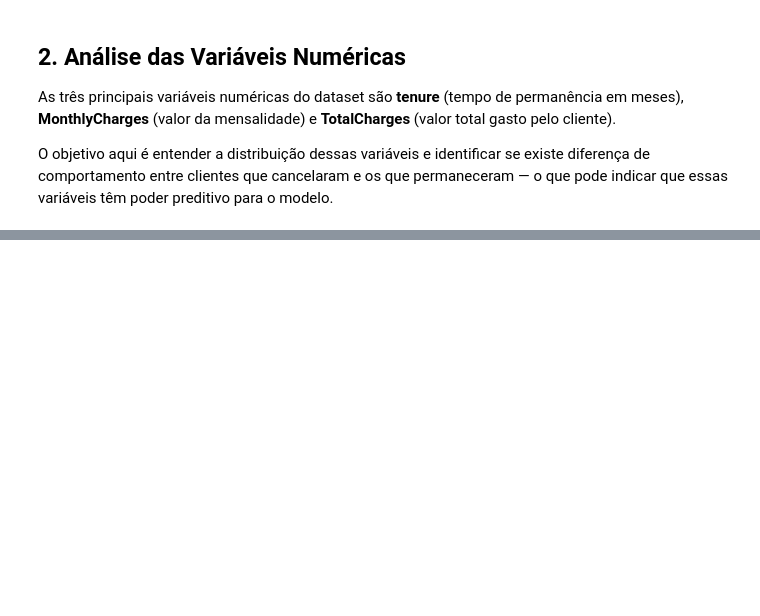
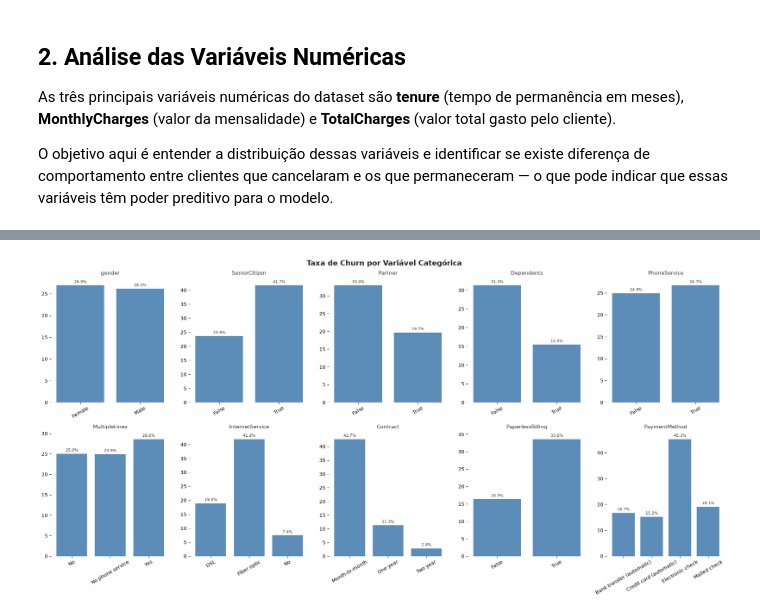
Before and after one commit to MatheusAugustoEC/churn-analysis-portfolio, a Jupyter notebook: notebooks/01_eda.ipynb, the cells around one changed output, grey strips where cells are left out. Drawn from its saved outputs; the diff is of its cells as text; code cells hidden in the pictures; blank space fills up the shorter version.

```diff
--- a/notebooks/01_eda.ipynb
+++ b/notebooks/01_eda.ipynb
@@ -176,0 +184,27 @@ Factor)** durante a modelagem.
+# %%
+categoricas = [
+    'gender', 'SeniorCitizen', 'Partner', 'Dependents',
+    'PhoneService', 'MultipleLines', 'InternetService',
+    'Contract', 'PaperlessBilling', 'PaymentMethod'
+]
+
+fig, axes = plt.subplots(2, 5, figsize = (20, 10))
+axes = axes.flatten()
+
+for i, col in enumerate(categoricas):
+    temp = df.copy()
+    temp[col] = temp[col].astype(str)
+    churn_rate = temp.groupby(col)['Churn'].mean() * 100
+    axes[i].bar(churn_rate.index, churn_rate.values, color = '#5B8DB8')
+    axes[i].set_title(col, fontsize = 11, pad = 10, color = '#333333')
+    axes[i].set_xlabel('')
+    axes[i].tick_params(axis = 'x', rotation = 30)
+
+    bars = axes[i].bar(churn_rate.index, churn_rate.values, color='#5B8DB8')
+    axes[i].bar_label(bars, fmt='%.1f%%', fontsize=8, color='#333333', padding=3)
+
+plt.suptitle('Taxa de Churn por Variável Categórica', fontsize=15, fontweight='bold', color='#222222')
+plt.tight_layout()
+plt.show()
+# %% [output]
+[figure, added]
```
Also changed, not shown: parts of 8 cells of this notebook.
